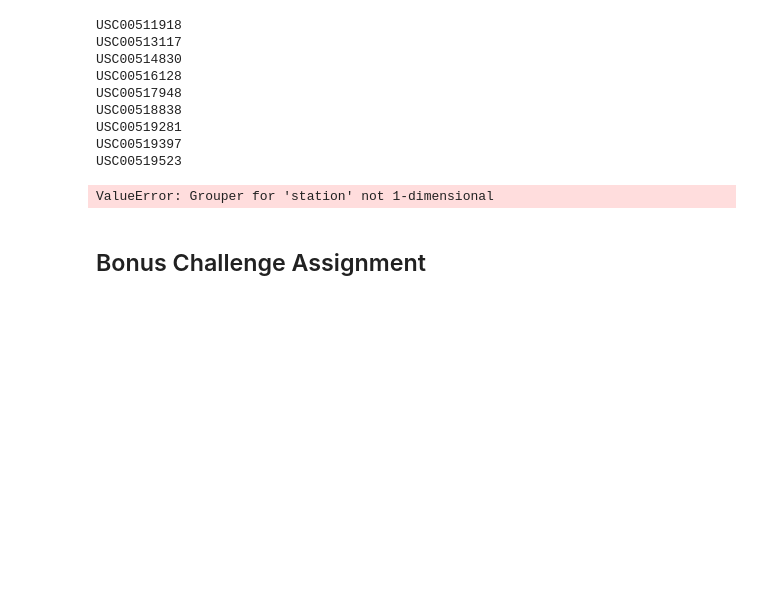
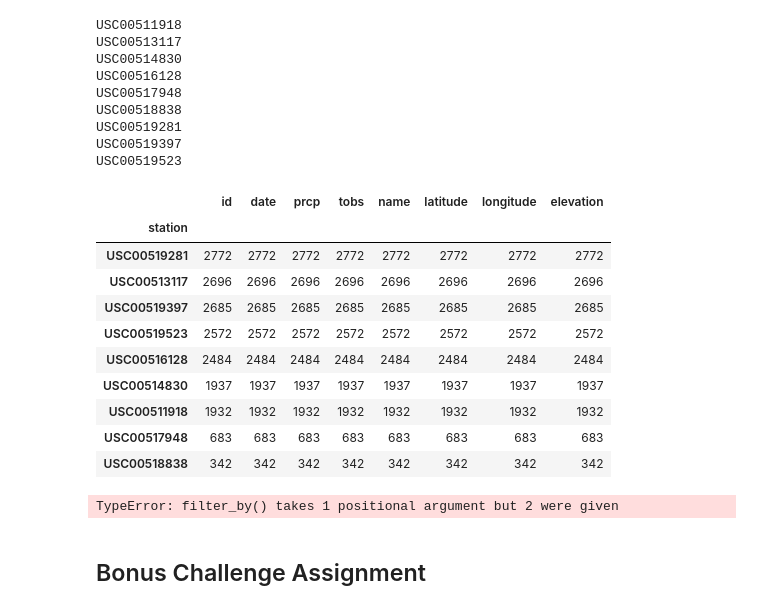
Before and after one commit to Lindsey-G/UCI-Homework-Giron, a Jupyter notebook: Homework_01/10-sqlalchemy-challenge/02-Homework_10-Advanced-Data-Storage-and-Retrieval_Instructions_climate_starter.ipynb, the cells around one changed output. Saved outputs shown, nothing was run; the diff lists cells and outputs as text; code cells hidden in the pictures; blank space fills up the shorter version.

```diff
--- a/Homework_01/10-sqlalchemy-challenge/02-Homework_10-Advanced-Data-Storage-and-Retrieval_Instructions_climate_starter.ipynb
+++ b/Homework_01/10-sqlalchemy-challenge/02-Homework_10-Advanced-Data-Storage-and-Retrieval_Instructions_climate_starter.ipynb
@@ -69,0 +67,6 @@ combined_df = pd.merge(measurement_df, station_df, on='station')
+# %%
+dropped_combined_df = combined_df.drop(columns='id_y')
+#dropped_combined_df.head()
+# %%
+cleaned_combined_df = dropped_combined_df.rename(columns={"id_x": "id"}).dropna()
+cleaned_combined_df.head()
@@ -177,12 +172,30 @@ USC00519523
 # %%
 # What are the most active stations? (i.e. what stations have the most rows)?
 # List the stations and the counts in descending order.
-combined_tables.groupby([]
+prcp_summary_statistics = cleaned_combined_df.groupby(['station']).count()
+prcp_summary_statistics.sort_values('id', ascending=False)
 # %% [output]
-ValueError: Grouper for 'station' not 1-dimensional
+|  | id | date | prcp | tobs | name | latitude | longitude | elevation |
+| station |  |  |  |  |  |  |  |  |
+| USC00519281 | 2772 | 2772 | 2772 | 2772 | 2772 | 2772 | 2772 | 2772 |
+| USC00513117 | 2696 | 2696 | 2696 | 2696 | 2696 | 2696 | 2696 | 2696 |
+| USC00519397 | 2685 | 2685 | 2685 | 2685 | 2685 | 2685 | 2685 | 2685 |
+| USC00519523 | 2572 | 2572 | 2572 | 2572 | 2572 | 2572 | 2572 | 2572 |
+| USC00516128 | 2484 | 2484 | 2484 | 2484 | 2484 | 2484 | 2484 | 2484 |
+| USC00514830 | 1937 | 1937 | 1937 | 1937 | 1937 | 1937 | 1937 | 1937 |
+| USC00511918 | 1932 | 1932 | 1932 | 1932 | 1932 | 1932 | 1932 | 1932 |
+| USC00517948 | 683 | 683 | 683 | 683 | 683 | 683 | 683 | 683 |
+| USC00518838 | 342 | 342 | 342 | 342 | 342 | 342 | 342 | 342 |
 # %%
 # Using the station id from the previous query, calculate the lowest temperature recorded,
 # highest temperature recorded, and average temperature of the most active station?
+min_temp_query = session.query(measurement.station).filter_by('USC00519281').func.min(measurement.tobs)
+min_temp_query
+    # for m in min_temp:
+#     print(m.station)
+#max_temp = session.query(fun.max(measurement).filter(measurement.tobs == USC00519281))
+# %% [output]
+TypeError: filter_by() takes 1 positional argument but 2 were given
 # %%
 # Choose the station with the highest number of temperature observations.
 # Query the last 12 months of temperature observation data for this station and plot the results as a histogram
```
Also changed, not shown: parts of 12 cells of this notebook.
